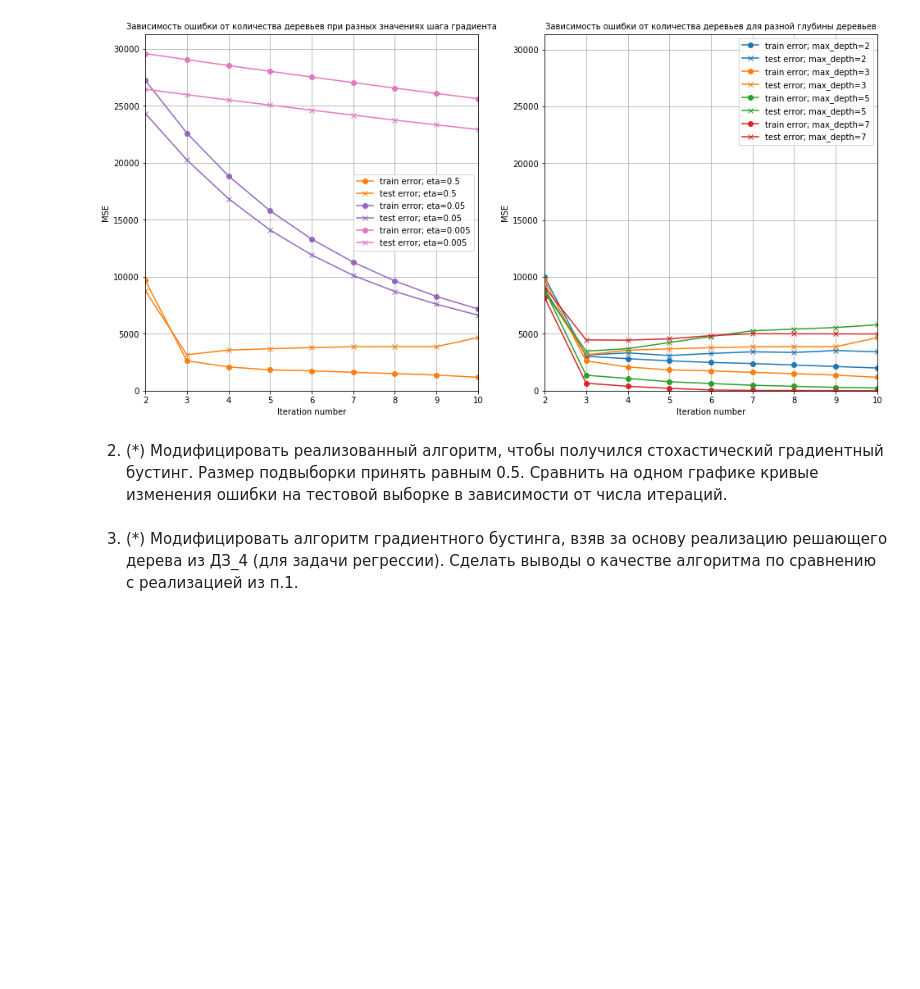
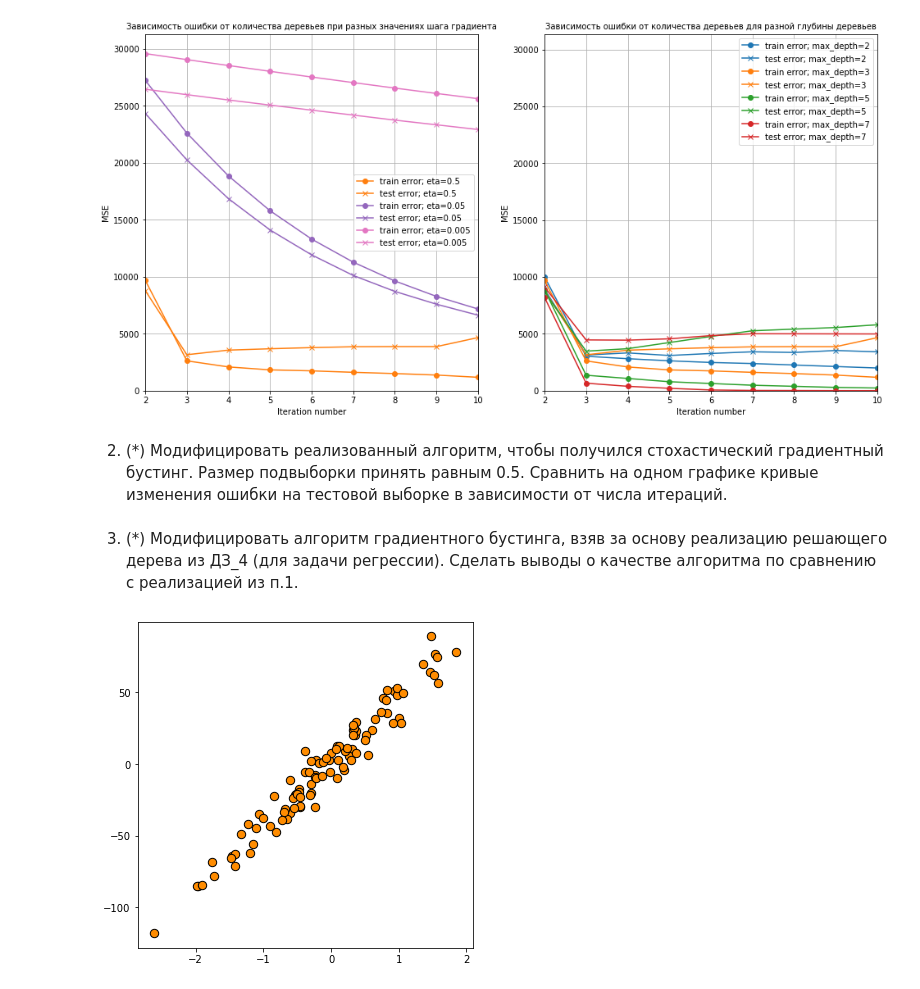
Before and after one commit to nglaz0v/Data_Analysis_Algorithms, a Jupyter notebook: task_06.ipynb, the cells around one changed output. Saved outputs shown, nothing was run; the diff lists cells and outputs as text; code cells hidden in the pictures; blank space fills up the shorter version.

```diff
--- a/task_06.ipynb
+++ b/task_06.ipynb
@@ -158,3 +158,13 @@ for ax in (ax1, ax2):
 2. (\*) Модифицировать реализованный алгоритм, чтобы получился стохастический градиентный бустинг. Размер подвыборки принять равным 0.5.    Сравнить на одном графике кривые  изменения ошибки на тестовой выборке в зависимости от  числа итераций.
 # %% [markdown]
 3. (\*) Модифицировать алгоритм градиентного бустинга, взяв за основу реализацию решающего дерева из ДЗ_4 (для задачи регрессии). Сделать выводы о качестве алгоритма по сравнению с реализацией из п.1.
+# %%
+from sklearn import datasets
+
+regression_data, regression_labels = datasets.make_regression(n_samples=100,
+                                                      n_features=1, noise=10,
+                                                      random_state=42)
+plt.figure(figsize=(6,6))
+plt.scatter(regression_data, regression_labels, c='darkorange', edgecolor='black', s=70);
+# %% [output]
+[figure, added]
```
Also changed, not shown: parts of 14 cells of this notebook.
